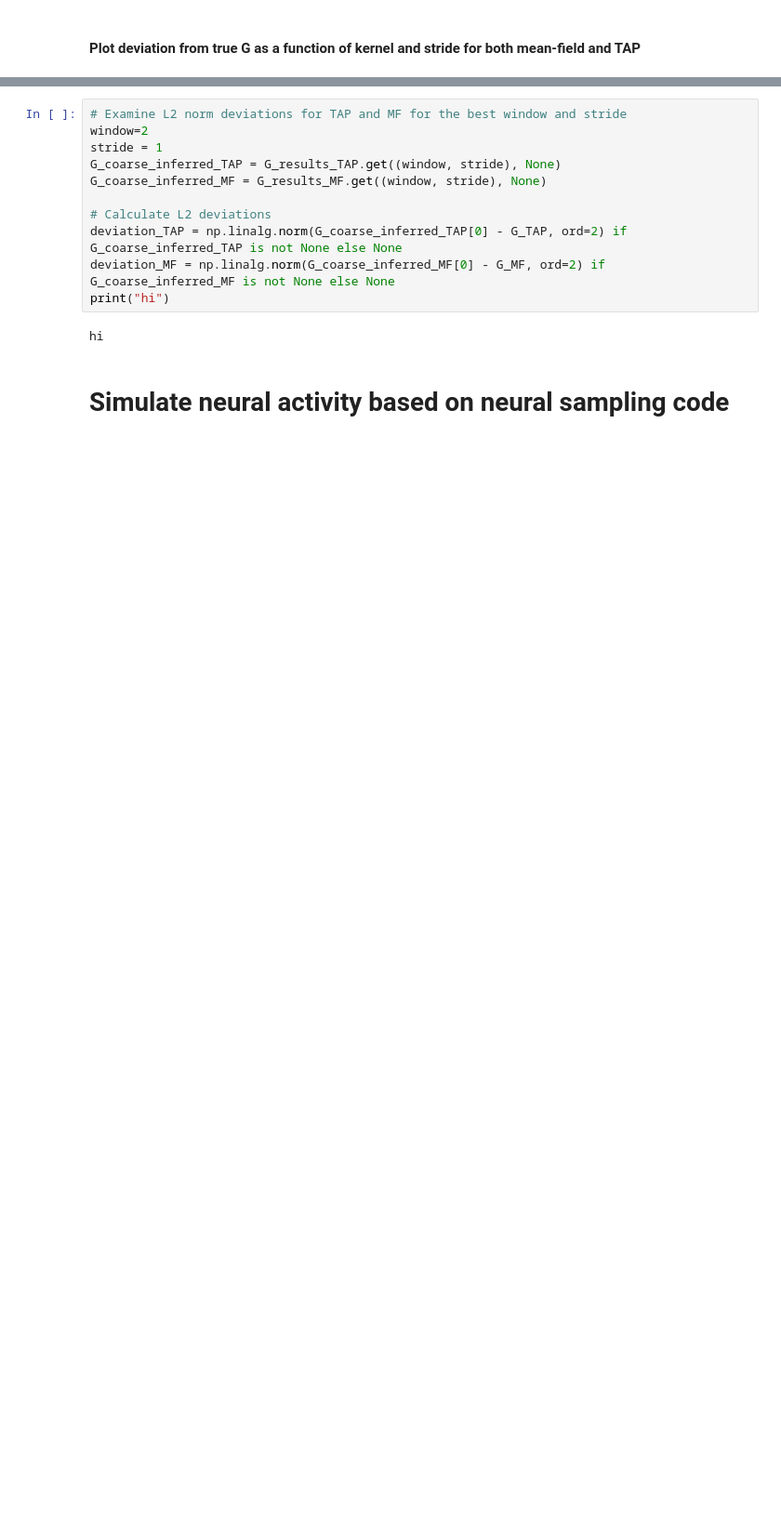
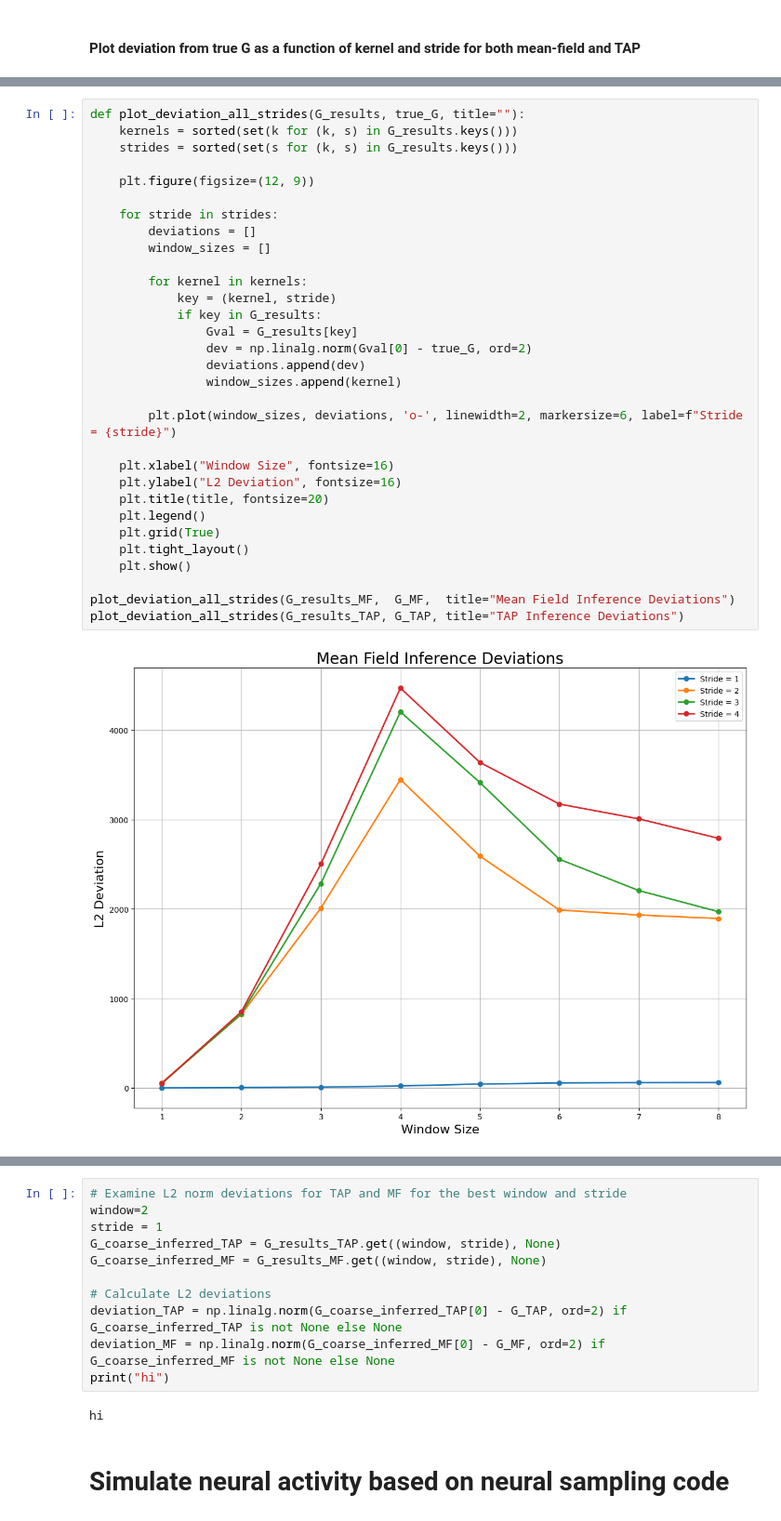
Before and after one commit to cgoldman123/coarse_graining_algorithms, a Jupyter notebook: notebooks/coarse_grain_temporal_exact.ipynb, the cells around one changed output, grey strips where cells are left out. Shown at 93% size. Saved outputs shown, nothing was run; the diff lists cells and outputs as text; blank space fills up the shorter version.

```diff
--- a/notebooks/coarse_grain_temporal_exact.ipynb
+++ b/notebooks/coarse_grain_temporal_exact.ipynb
@@ -419,0 +339,33 @@ plot_stride_large(G_results_TAP, G_TAP, stride=1, title="TAP Inference Deviation
+# %%
+def plot_deviation_all_strides(G_results, true_G, title=""):
+    kernels = sorted(set(k for (k, s) in G_results.keys()))
+    strides = sorted(set(s for (k, s) in G_results.keys()))
+
+    plt.figure(figsize=(12, 9))
+
+    for stride in strides:
+        deviations = []
+        window_sizes = []
+
+        for kernel in kernels:
+            key = (kernel, stride)
+            if key in G_results:
+                Gval = G_results[key]
+                dev = np.linalg.norm(Gval[0] - true_G, ord=2)
+                deviations.append(dev)
+                window_sizes.append(kernel)
+
+        plt.plot(window_sizes, deviations, 'o-', linewidth=2, markersize=6, label=f"Stride = {stride}")
+
+    plt.xlabel("Window Size", fontsize=16)
+    plt.ylabel("L2 Deviation", fontsize=16)
+    plt.title(title, fontsize=20)
+    plt.legend()
+    plt.grid(True)
+    plt.tight_layout()
+    plt.show()
+
+plot_deviation_all_strides(G_results_MF,  G_MF,  title="Mean Field Inference Deviations")
+plot_deviation_all_strides(G_results_TAP, G_TAP, title="TAP Inference Deviations")
+# %% [output]
+[figure, added]
```
Also changed, not shown: parts of 6 cells of this notebook, 1 other file.
